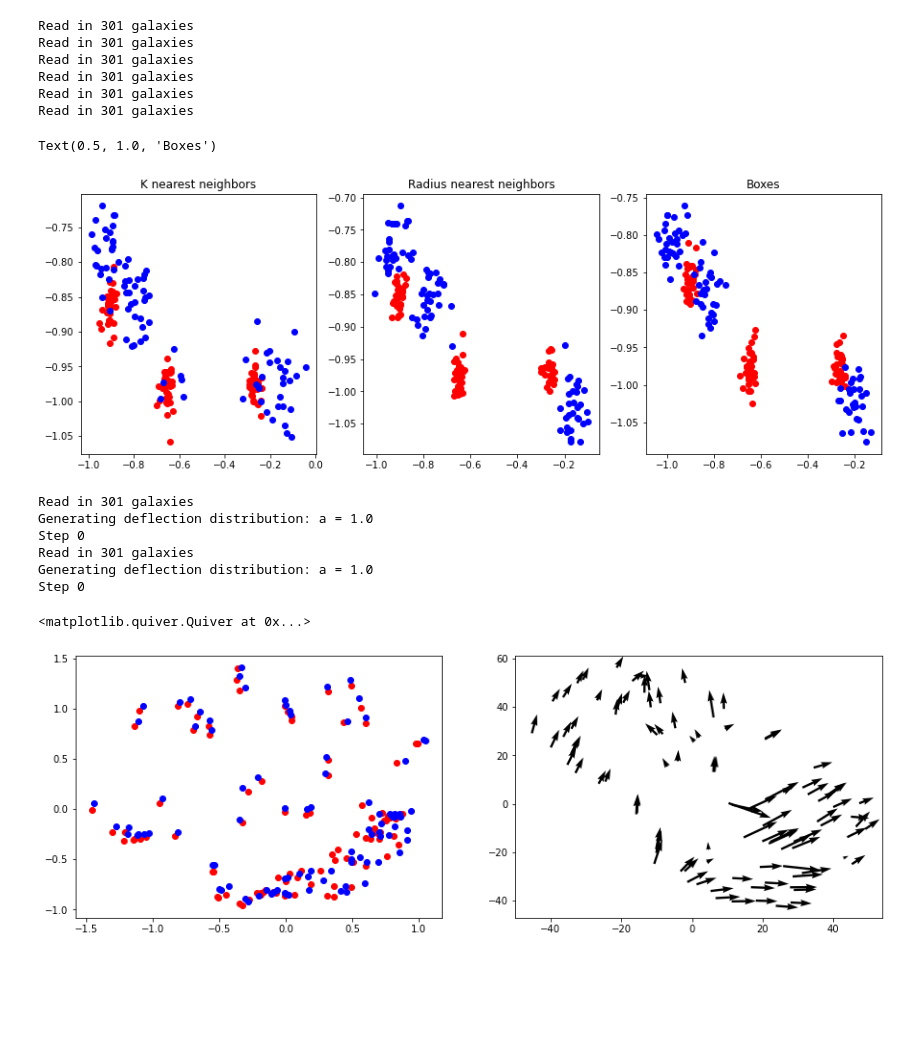
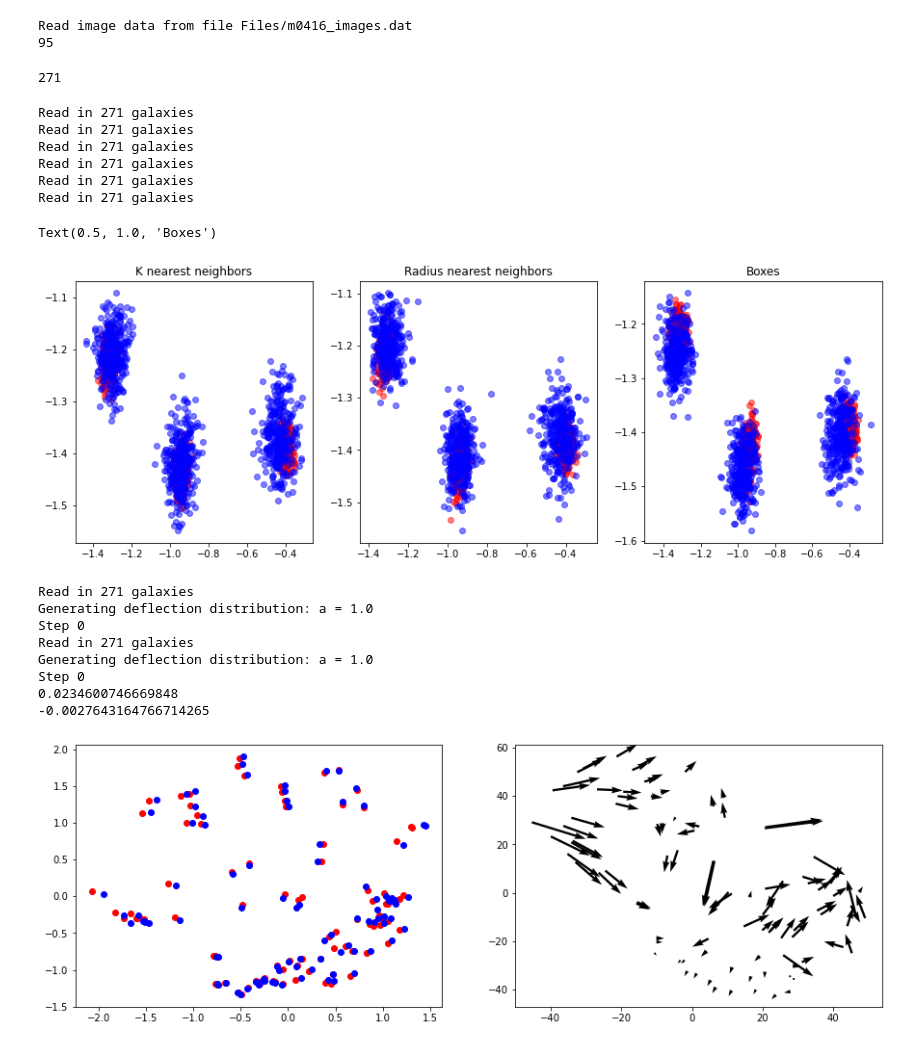
Before and after one commit to JackieLee23/Gravitational-Lensing, a Jupyter notebook: Macs_deflection_distributions.ipynb, the cells around one changed output. Saved outputs shown, nothing was run; the diff lists cells and outputs as text; code cells hidden in the pictures; blank space fills up the shorter version.

```diff
--- a/Macs_deflection_distributions.ipynb
+++ b/Macs_deflection_distributions.ipynb
@@ -1,5 +1,7 @@
 # %%
 import numpy as np
+import pandas as pd
+
 import matplotlib.pyplot as plt
 import matplotlib.cm as cm
 import matplotlib.gridspec as gridspec
@@ -13,8 +15,10 @@ from scipy.stats import sigmaclip
 from sklearn.neighbors import KNeighborsClassifier, RadiusNeighborsClassifier
 
 import astropy
+from astropy.stats import sigma_clip
 from astropy.io import fits
 from astropy.wcs import WCS
+from astropy.cosmology import LambdaCDM
 
 from PIL import Image
 
@@ -24,7 +28,7 @@ img_cuts = {'a2744':[[519,4520],[412,4413]],
 img_files = {'a2744':'Files/abell2744_RGB.fits',
              'm0416':'Files/macs0416_RGB.fits'}
 
-import pandas as pd
-from astropy.cosmology import LambdaCDM
-
-cluster = "m0416"
+zclus = {'a2744' : 0.308,
+         'm0416' : 0.396}
+pgals = {'a2744' : [1.689791e-01, 1.965115e+00, 2.0],
+        'm0416' : [3.737113e-01, 1.322081e+00, 2.0]}
@@ -102,3 +114,11 @@ Read image data from file Files/m0416_images.dat
+# %%
+#Set up images
+cosmo = LambdaCDM(H0 = 70, Om0 = 0.3, Ode0 = 0.7)
+img = fc.imgclass("Files/" + cluster + "_images.dat", zclus[cluster], cosmo)
+print(len(img.xarr))
+# %% [output]
+Read image data from file Files/m0416_images.dat
+95
 # %%
 #Ways to assign probabilities
 def normalize(X, p):
@@ -166,7 +186,8 @@ def sigmaCut(X, y, p, k):
     model = np.polyfit(clustermag, clustercolor, 1)
     predict = np.poly1d(model)
 
-    sigma = np.std(clustercolor)
+    res = clustercolor - predict(clustermag)
+    sigma = np.std(res)
 
     probs = np.zeros(len(p))
     classes = np.zeros(len(p))
@@ -192,6 +213,6 @@
 data = np.array(clusterData + unknownData)
 
-
+print(len(data))
 
 #draw scatter plot of uncertainties in varying cluster members, or in scattering
 def scatterDraw(n, scatter, ax, probs = [], color = "red"):
@@ -212,38 +233,40 @@ def scatterDraw(n, scatter, ax, probs = [], color = "red"):
     for i in range(len(images)):
         x = alldeflect[:,i,0]
         y = alldeflect[:,i,1]
-        ax.scatter(x, y, color = color)
+        ax.scatter(x, y, color = color, alpha = 0.5)
 
     return np.mean(alldeflect, axis = 0)
+# %% [output]
+271
 # %%
 #Get probability arrays
-knnprob = Knn(Xcm, y, unknownXcm, 13)[0]
+knnprob = Knn(Xcm, y, unknownXcm, 16)[0]
 rnnprob = Rnn(Xcm, y, unknownXcm, 0.15)[0]
 boxprob = box(Xcm, y, unknownXcm, 2, 14)[0]
 sigmaclass = sigmaCut(Xcm, y, unknownXcm, 1.0)[1]
 # %%
 images = np.array([[-28.5912, -24.0012], [-23.6743, -34.4608], [6.5976, -45.8501]])
 fig,((ax1, ax2, ax3)) = plt.subplots(1, 3, figsize=(15,5))
 
-scatterDraw(30, True, ax1, sigmaclass)
-scatterDraw(30, True, ax2, sigmaclass)
-scatterDraw(30, True, ax3, sigmaclass)
+scatterDraw(300, True, ax1, sigmaclass)
+scatterDraw(300, True, ax2, sigmaclass)
+scatterDraw(300, True, ax3, sigmaclass)
 
-scatterDraw(30, True, ax1, knnprob, "blue")
-scatterDraw(30, True, ax2, rnnprob, "blue")
-scatterDraw(30, True, ax3, boxprob, "blue")
+scatterDraw(300, True, ax1, knnprob, "blue")
+scatterDraw(300, True, ax2, rnnprob, "blue")
+scatterDraw(300, True, ax3, boxprob, "blue")
 ax1.set_title("K nearest neighbors")
 ax2.set_title("Radius nearest neighbors")
 ax3.set_title("Boxes")
 # %% [output]
-Read in 301 galaxies
-Read in 301 galaxies
-Read in 301 galaxies
-Read in 301 galaxies
-Read in 301 galaxies
-Read in 301 galaxies
+Read in 271 galaxies
+Read in 271 galaxies
+Read in 271 galaxies
+Read in 271 galaxies
+Read in 271 galaxies
+Read in 271 galaxies
 Text(0.5, 1.0, 'Boxes')
-[figure, old version]
+[figure, new version]
 # %%
 def getStats(n, probs, scatter, img = img):
     global data
@@ -262,20 +285,29 @@ def scatterMeans(n, probs, scatter, ax, color):
     return marr
 # %%
 fig, ((ax1, ax2)) = plt.subplots(1, 2, figsize=(15,5))
-marr1 = scatterMeans(20, sigmaclass, True, ax1, "red")
-marr2 = scatterMeans(20, knnprob, True, ax1, "blue")
+marr1 = scatterMeans(200, sigmaclass, True, ax1, "red")
+marr2 = scatterMeans(200, knnprob, True, ax1, "blue")
 diff = marr2 - marr1
 
 ax2.quiver(img.xarr[:,0], img.xarr[:,1], diff[0,:,0], diff[0,:,1])
+
+count = 0
+for i in diff[0,:,0]:
+    if i > 0:
+        count += 1
+
+print(np.mean(diff[0,:,0]))
+print(np.mean(diff[0,:,1]))
 # %% [output]
-Read in 301 galaxies
+Read in 271 galaxies
 Generating deflection distribution: a = 1.0
 Step 0
-Read in 301 galaxies
+Read in 271 galaxies
 Generating deflection distribution: a = 1.0
 Step 0
+0.0234600746669848
+-0.0027643164766714265
-<matplotlib.quiver.Quiver at 0x...>
-[figure, old version]
+[figure, new version]
 # %%
 #get overall histograms
 def plothist(probs, ax, ax2):
```
Also changed, not shown: parts of 20 cells of this notebook, 13 other files.
